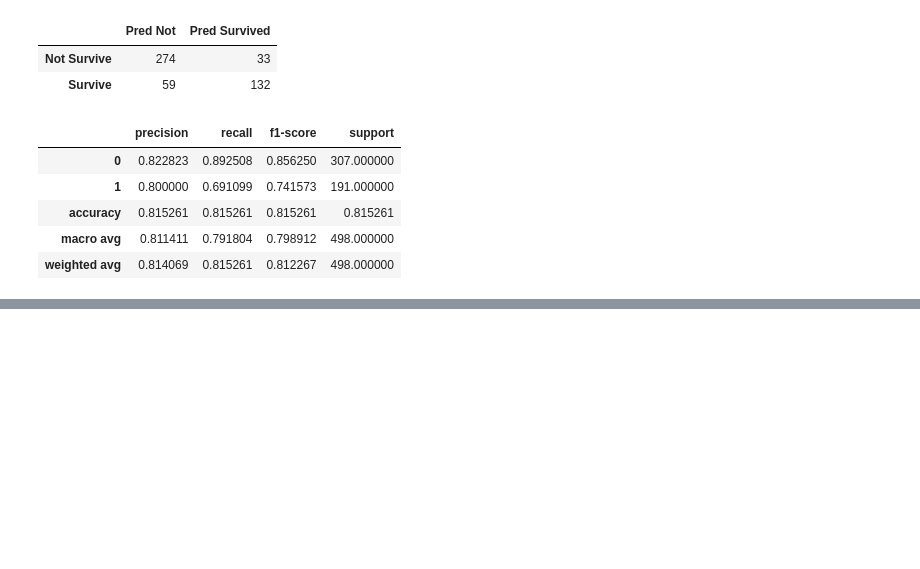
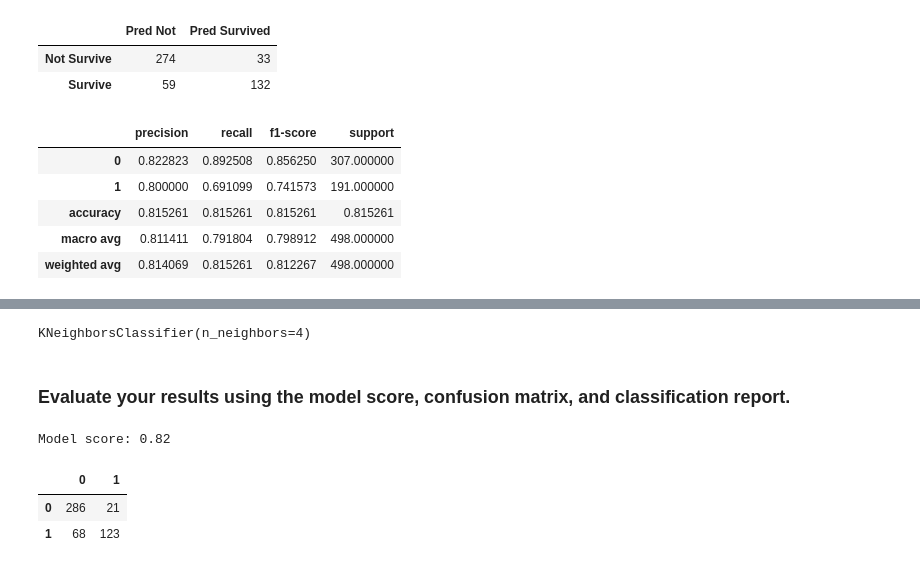
Before and after one commit to Olivert75/classification-exercises, a Jupyter notebook: model.ipynb, the cells around one changed output, grey strips where cells are left out. Cells and saved outputs as stored; diff of their text form; code cells hidden in the pictures; blank space fills up the shorter version.

```diff
--- a/model.ipynb
+++ b/model.ipynb
@@ -208,0 +375,5 @@ Which model performs best on your out-of-sample data, the validate set?
+# %%
+knn = KNeighborsClassifier(n_neighbors = 4)
+knn.fit(x_train, y_train)
+# %% [output]
+KNeighborsClassifier(n_neighbors=4)
@@ -208,0 +384,12 @@ Which model performs best on your out-of-sample data, the validate set?
+# %% [markdown]
+### Evaluate your results using the model score, confusion matrix, and classification report.
+# %%
+print(f'Model score: {knn.score(x_train,y_train):.2f}')
+# %% [output]
+Model score: 0.82
+# %%
+pd.DataFrame(confusion_matrix(y_train, y_pred))
+# %% [output]
+|  | 0 | 1 |
+| 0 | 286 | 21 |
+| 1 | 68 | 123 |
```
Also changed, not shown: parts of 50 cells of this notebook.
